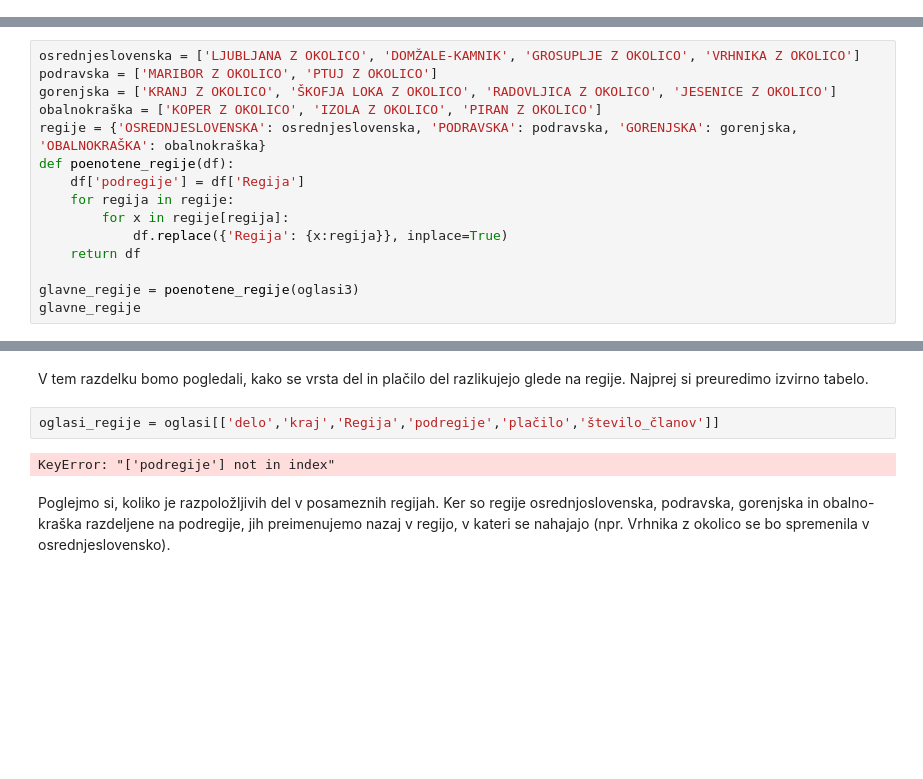
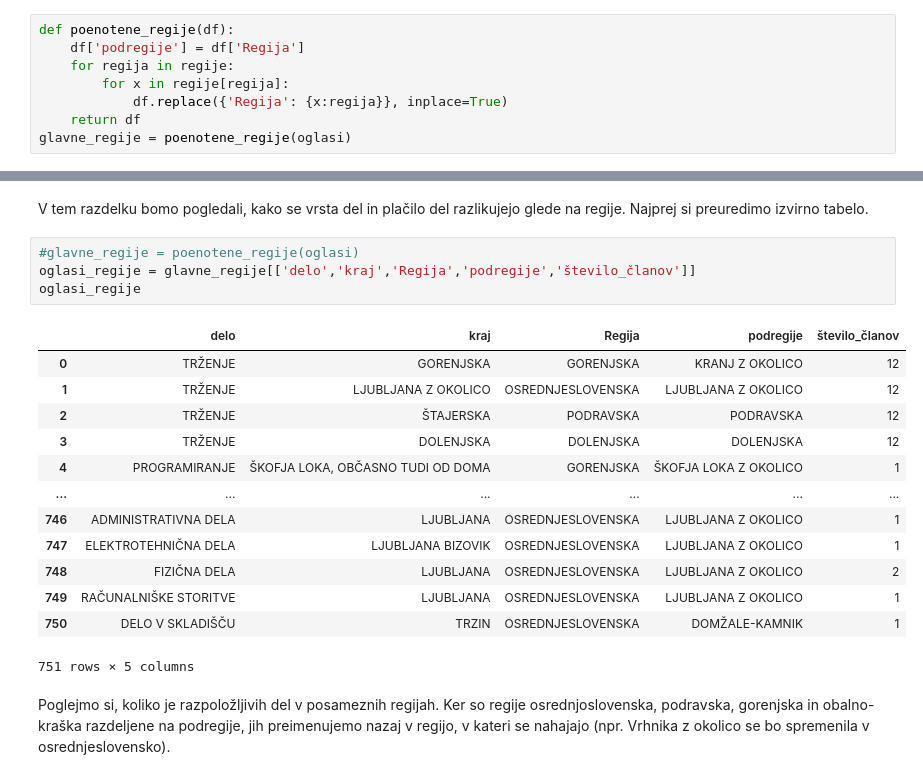
Before and after one commit to DejanPeric058/Programiranje-1-Projektna-naloga, a Jupyter notebook: Untitled.ipynb, the cells around one changed output, grey strips where cells are left out. Saved outputs shown, nothing was run; the diff lists cells and outputs as text; blank space fills up the shorter version.

```diff
--- a/Untitled.ipynb
+++ b/Untitled.ipynb
@@ -35 +33,9 @@ ziri
+# %%
+def poenotene_regije(df):
+    df['podregije'] = df['Regija']
+    for regija in regije:
+        for x in regije[regija]:
+            df.replace({'Regija': {x:regija}}, inplace=True)
+    return df
+glavne_regije = poenotene_regije(oglasi)
 # %%
@@ -132,18 +94,3 @@ povprecna_placa
 ### Zaključek
 # %% [markdown]
 ## Funkcije
-# %%
-osrednjeslovenska = ['LJUBLJANA Z OKOLICO', 'DOMŽALE-KAMNIK', 'GROSUPLJE Z OKOLICO', 'VRHNIKA Z OKOLICO']
-podravska = ['MARIBOR Z OKOLICO', 'PTUJ Z OKOLICO']
-gorenjska = ['KRANJ Z OKOLICO', 'ŠKOFJA LOKA Z OKOLICO', 'RADOVLJICA Z OKOLICO', 'JESENICE Z OKOLICO']
-obalnokraška = ['KOPER Z OKOLICO', 'IZOLA Z OKOLICO', 'PIRAN Z OKOLICO']
-regije = {'OSREDNJESLOVENSKA': osrednjeslovenska, 'PODRAVSKA': podravska, 'GORENJSKA': gorenjska, 'OBALNOKRAŠKA': obalnokraška}
-def poenotene_regije(df):
-    df['podregije'] = df['Regija']
-    for regija in regije:
-        for x in regije[regija]:
-            df.replace({'Regija': {x:regija}}, inplace=True)
-    return df
-
-glavne_regije = poenotene_regije(oglasi3)
-glavne_regije
@@ -213,9 +122,23 @@ test5
 # %% [markdown]
 V tem razdelku bomo pogledali, kako se vrsta del in plačilo del razlikujejo glede na regije. Najprej si preuredimo izvirno tabelo.
 # %%
-oglasi_regije = oglasi[['delo','kraj','Regija','podregije','plačilo','število_članov']]
+#glavne_regije = poenotene_regije(oglasi)
+oglasi_regije = glavne_regije[['delo','kraj','Regija','podregije','število_članov']]
+oglasi_regije
 # %% [output]
+|  | delo | kraj | Regija | podregije | število_članov |
+| 0 | TRŽENJE | GORENJSKA | GORENJSKA | KRANJ Z OKOLICO | 12 |
+| 1 | TRŽENJE | LJUBLJANA Z OKOLICO | OSREDNJESLOVENSKA | LJUBLJANA Z OKOLICO | 12 |
+| 2 | TRŽENJE | ŠTAJERSKA | PODRAVSKA | PODRAVSKA | 12 |
+| 3 | TRŽENJE | DOLENJSKA | DOLENJSKA | DOLENJSKA | 12 |
+| 4 | PROGRAMIRANJE | ŠKOFJA LOKA, OBČASNO TUDI OD DOMA | GORENJSKA | ŠKOFJA LOKA Z OKOLICO | 1 |
+| ... | ... | ... | ... | ... | ... |
+| 746 | ADMINISTRATIVNA DELA | LJUBLJANA | OSREDNJESLOVENSKA | LJUBLJANA Z OKOLICO | 1 |
+| 747 | ELEKTROTEHNIČNA DELA | LJUBLJANA BIZOVIK | OSREDNJESLOVENSKA | LJUBLJANA Z OKOLICO | 1 |
+| 748 | FIZIČNA DELA | LJUBLJANA | OSREDNJESLOVENSKA | LJUBLJANA Z OKOLICO | 2 |
+| 749 | RAČUNALNIŠKE STORITVE | LJUBLJANA | OSREDNJESLOVENSKA | LJUBLJANA Z OKOLICO | 1 |
+| 750 | DELO V SKLADIŠČU | TRZIN | OSREDNJESLOVENSKA | DOMŽALE-KAMNIK | 1 |
-KeyError: "['podregije'] not in index"
+751 rows × 5 columns
 # %% [markdown]
 Poglejmo si, koliko je razpoložljivih del v posameznih regijah. Ker so regije osrednjoslovenska, podravska, gorenjska in obalno-kraška razdeljene na podregije, jih preimenujemo nazaj v regijo, v kateri se nahajajo (npr. Vrhnika z okolico se bo spremenila v osrednjeslovensko).
 # %%
```
Also changed, not shown: parts of 16 cells of this notebook.
